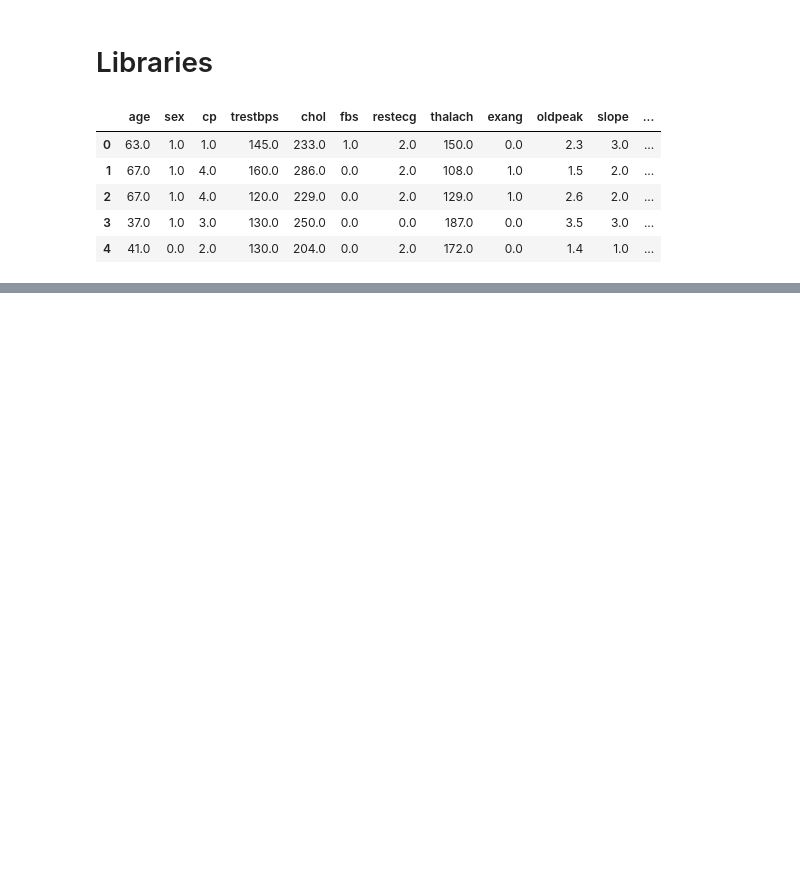
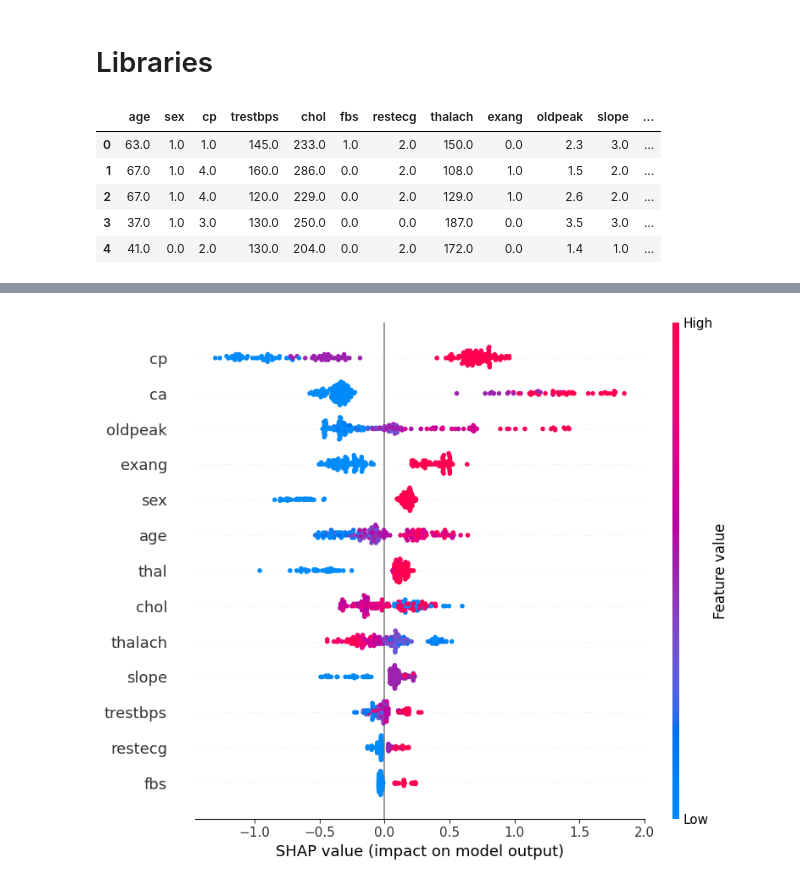
Before and after one commit to eshat69/PrivacyPreservingHealthFL, a Jupyter notebook: evaluation.ipynb, the cells around one changed output, grey strips where cells are left out. Drawn from its saved outputs; the diff is of its cells as text; code cells hidden in the pictures; blank space fills up the shorter version.

```diff
--- a/evaluation.ipynb
+++ b/evaluation.ipynb
@@ -44,7 +44,7 @@ df.head()
 # %%
 X = df.drop("target", axis=1)
 y = df["target"]
-X_train, X_test, y_train, y_test = train_test_split(
+X_train, X_test_raw, y_train, y_test = train_test_split(
     X,
     y,
     test_size=0.20,
@@ -54,8 +54,8 @@ X_train, X_test, y_train, y_test = train_test_split(
 scaler = StandardScaler()
 
 X_train = scaler.fit_transform(X_train)
-X_test = scaler.transform(X_test)
+X_test = scaler.transform(X_test_raw)
 # %%
 xgb_model = joblib.load(
-    "models/xgboost_best.pkl"
+    "models/xgboost.pkl"
 )
@@ -217,12 +262,28 @@ plt.show()
 # %%
 import shap
 
-explainer = shap.TreeExplainer(xgb_model)
+if hasattr(xgb_model, "named_steps") and "model" in xgb_model.named_steps:
+    xgb_estimator = xgb_model.named_steps["model"]
+    xgb_preprocessor = xgb_model[:-1]
+    shap_input = xgb_preprocessor.transform(X_test_raw)
+else:
+    xgb_estimator = xgb_model
+    shap_input = X_test_raw
 
-shap_values = explainer.shap_values(X_test)
+explainer = shap.TreeExplainer(xgb_estimator)
+shap_values = explainer.shap_values(shap_input)
 
 shap.summary_plot(
     shap_values,
-    X_test,
-    feature_names=X.columns
+    shap_input,
+    feature_names=X.columns,
+    show=False
 )
+
+plt.savefig(
+    "results/shap_summary.png",
+    bbox_inches="tight"
+)
+plt.show()
+# %% [output]
+[figure, added]
```
Also changed, not shown: parts of 12 cells of this notebook, 5 other files.
